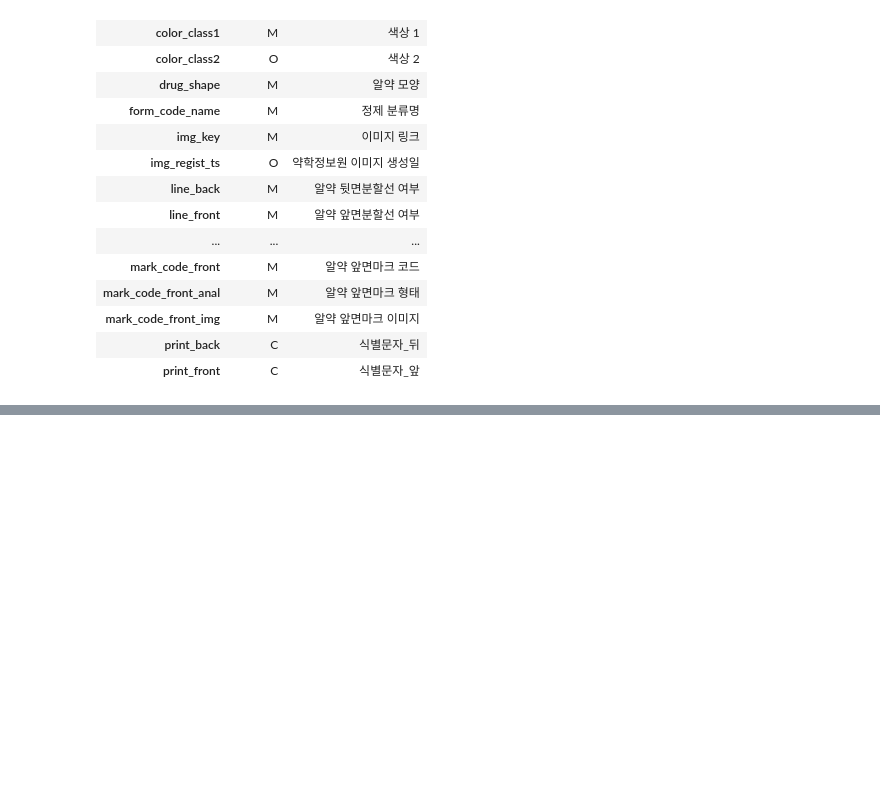
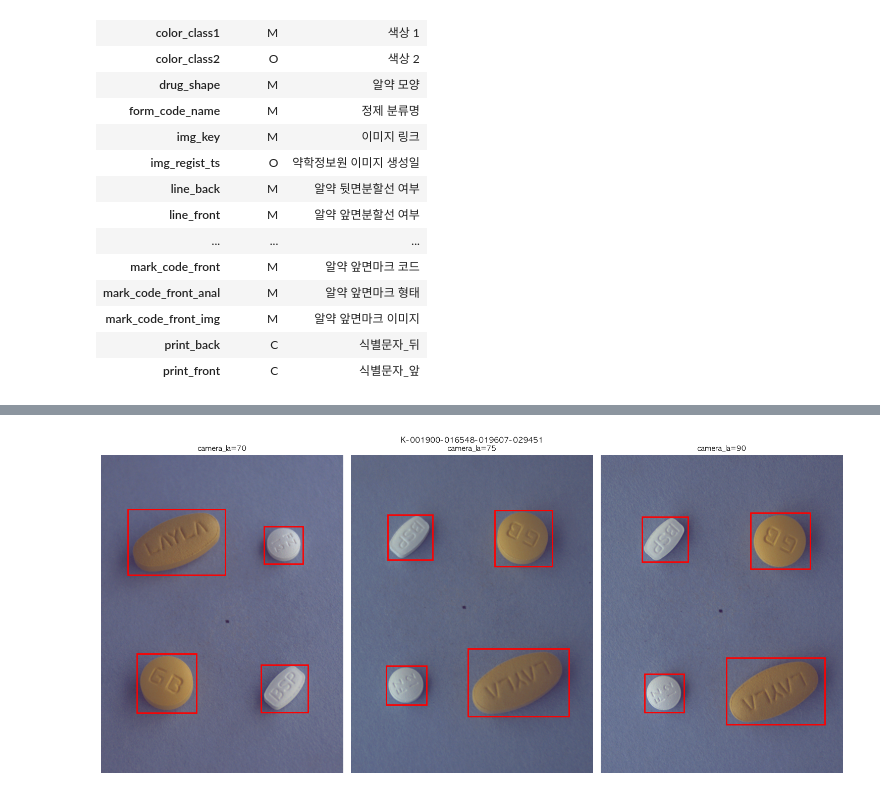
Before and after one commit to def-uk/pill-bbox, a Jupyter notebook: notebooks/dongwook_eda.ipynb, the cells around one changed output, grey strips where cells are left out. Saved outputs shown, nothing was run; the diff lists cells and outputs as text; code cells hidden in the pictures; blank space fills up the shorter version.

```diff
--- a/notebooks/dongwook_eda.ipynb
+++ b/notebooks/dongwook_eda.ipynb
@@ -346,0 +403,19 @@ display(schema_df.reindex(nan_cols).rename_axis("빠진 키"))
+# %%
+# 3장을 찍은 조합 하나를 골라 각도별 이미지를 나란히 본다.
+sample_combo = combo_sizes[combo_sizes == 3].index[0]
+sample_names = sorted(img_df.loc[combo == sample_combo, "file_name"])
+
+_, axes = plt.subplots(1, len(sample_names), figsize=(5 * len(sample_names), 7))
+for ax, name in zip(axes, sample_names, strict=True):
+    rows = ann_df[ann_df["file_name"] == name]
+    img = cv2.cvtColor(cv2.imread(str(rows["image_path"].iloc[0])), cv2.COLOR_BGR2RGB)
+    ax.imshow(img)
+    for r in rows.itertuples():
+        ax.add_patch(Rectangle((r.x, r.y), r.w, r.h, fill=False, edgecolor="red", linewidth=2))
+    ax.set_title(f"camera_la={rows['camera_la'].iloc[0]}", fontsize=10)
+    ax.axis("off")
+plt.suptitle(sample_combo, fontsize=11)
+plt.tight_layout()
+plt.show()
+# %% [output]
+[figure, added]
```
Also changed, not shown: parts of 3 cells of this notebook.
